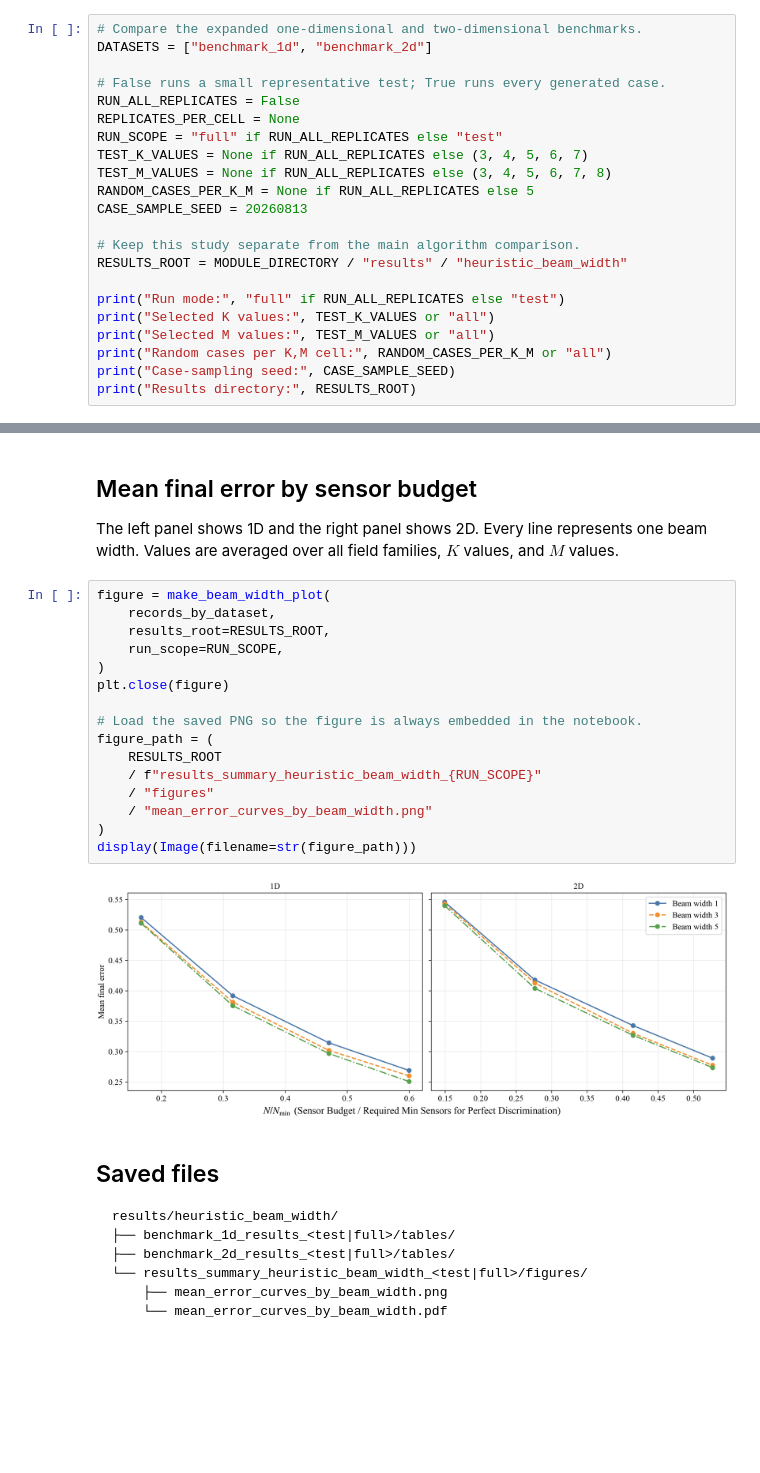
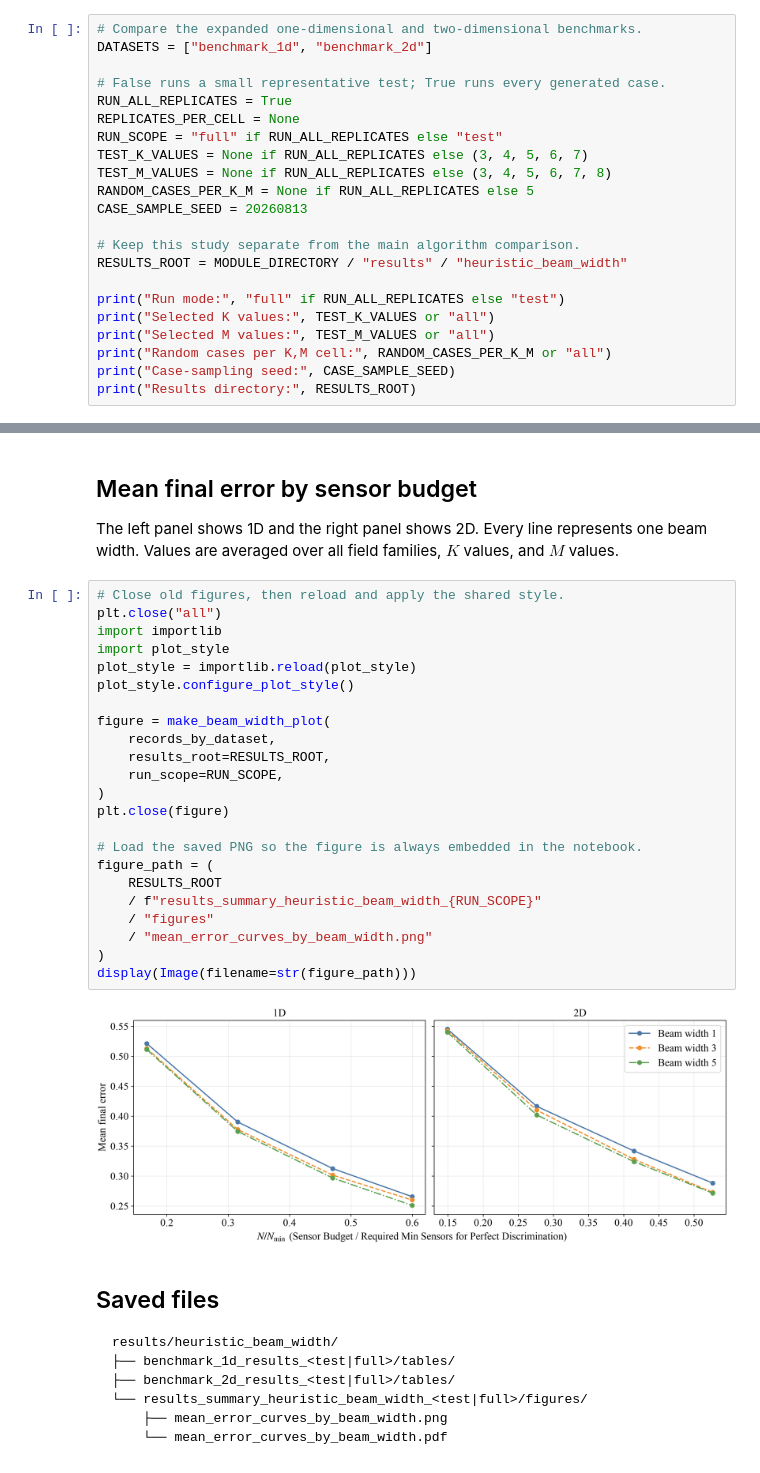
Before and after one commit to Avishka-Shamendra/quantum-sensor-placement-research, a Jupyter notebook: min-error-sequential/compare_heuristic_beam_width.ipynb, the cells around one changed output, grey strips where cells are left out. Cells and saved outputs as stored; diff of their text form; blank space fills up the shorter version.

```diff
--- a/min-error-sequential/compare_heuristic_beam_width.ipynb
+++ b/min-error-sequential/compare_heuristic_beam_width.ipynb
@@ -33,7 +33,7 @@ The current test draws five seeded random cases from every $K,M$ cell across $K=
 DATASETS = ["benchmark_1d", "benchmark_2d"]
 
 # False runs a small representative test; True runs every generated case.
-RUN_ALL_REPLICATES = False
+RUN_ALL_REPLICATES = True
 REPLICATES_PER_CELL = None
 RUN_SCOPE = "full" if RUN_ALL_REPLICATES else "test"
 TEST_K_VALUES = None if RUN_ALL_REPLICATES else (3, 4, 5, 6, 7)
@@ -151,23 +151,30 @@ display(Markdown("\n".join(summary_lines)))
 
 The left panel shows 1D and the right panel shows 2D. Every line represents one beam width. Values are averaged over all field families, $K$ values, and $M$ values.
 # %%
+# Close old figures, then reload and apply the shared style.
+plt.close("all")
+import importlib
+import plot_style
+plot_style = importlib.reload(plot_style)
+plot_style.configure_plot_style()
+
 figure = make_beam_width_plot(
     records_by_dataset,
     results_root=RESULTS_ROOT,
     run_scope=RUN_SCOPE,
 )
 plt.close(figure)
 
 # Load the saved PNG so the figure is always embedded in the notebook.
 figure_path = (
     RESULTS_ROOT
     / f"results_summary_heuristic_beam_width_{RUN_SCOPE}"
     / "figures"
     / "mean_error_curves_by_beam_width.png"
 )
 display(Image(filename=str(figure_path)))
 # %% [output]
-[figure, old version]
+[figure, new version]
 # %% [markdown]
 ## Saved files
 
```
Also changed, not shown: parts of 2 cells of this notebook, 8 other files.
